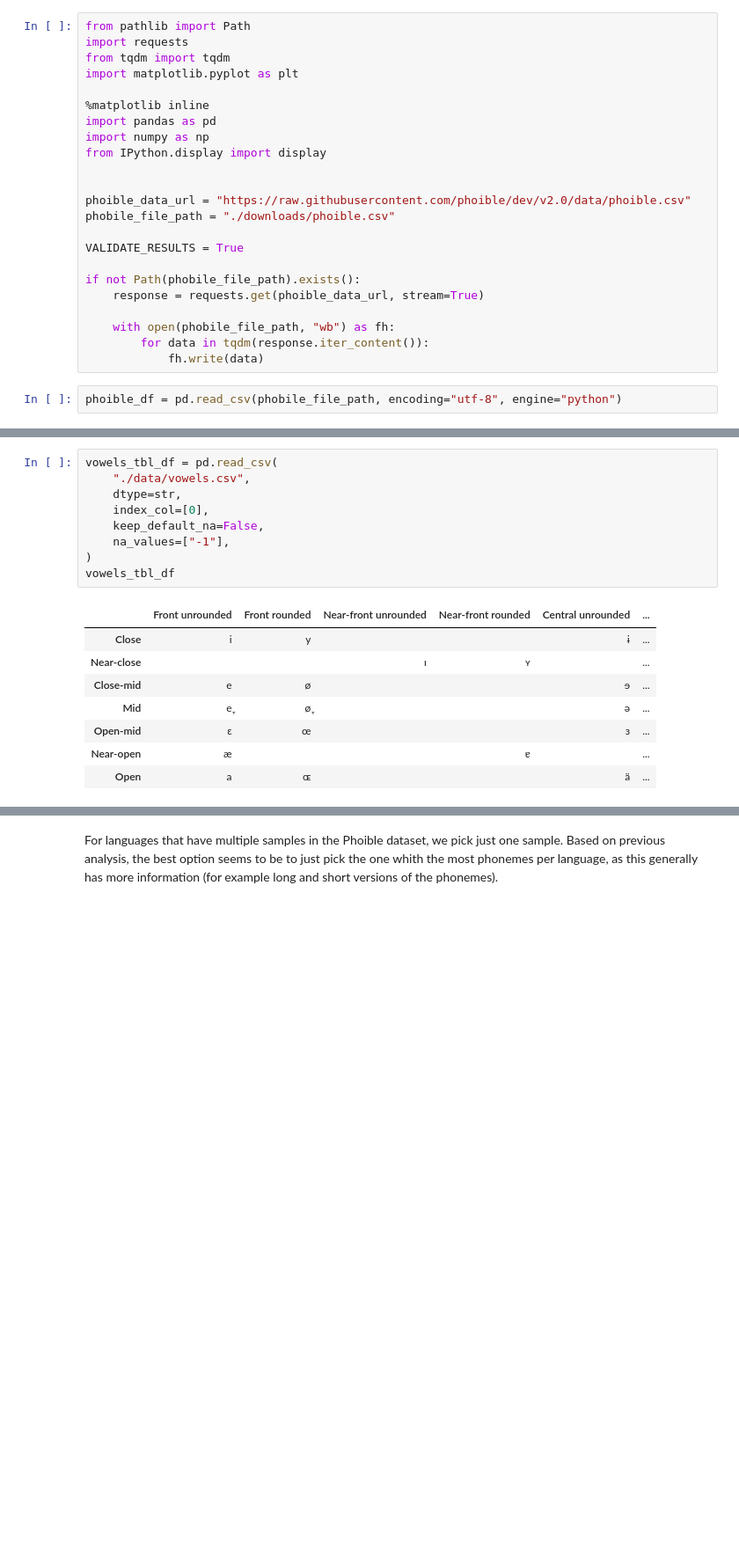
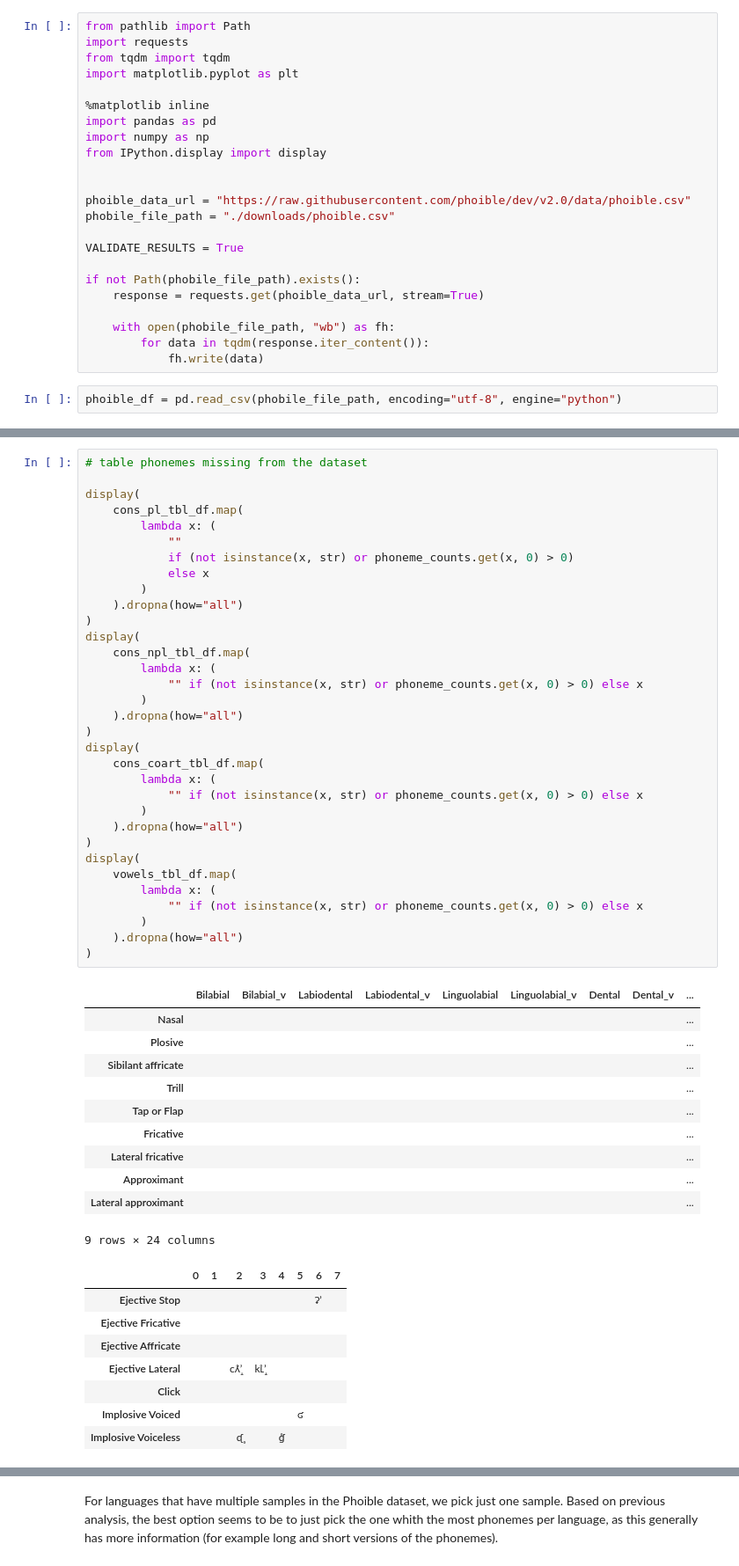
Before and after one commit to Pappa/conlanger, a Jupyter notebook: notebooks/prepare_phoible_data.ipynb, the cells around one changed output, grey strips where cells are left out. Shown at 88% size. Drawn from its saved outputs; the diff is of its cells as text; blank space fills up the shorter version.

```diff
--- a/notebooks/prepare_phoible_data.ipynb
+++ b/notebooks/prepare_phoible_data.ipynb
@@ -106,18 +139,53 @@ cons_coart_tbl_df
-# %%
-vowels_tbl_df = pd.read_csv(
-    "./data/vowels.csv",
-    dtype=str,
-    index_col=[0],
-    keep_default_na=False,
-    na_values=["-1"],
-)
-vowels_tbl_df
-# %% [output]
-|  | Front unrounded | Front rounded | Near-front unrounded | Near-front rounded | Central unrounded | ... |
-| Close | i | y |  |  | ɨ | ... |
-| Near-close |  |  | ɪ | ʏ |  | ... |
-| Close-mid | e | ø |  |  | ɘ | ... |
-| Mid | e̞ | ø̞ |  |  | ə | ... |
-| Open-mid | ɛ | œ |  |  | ɜ | ... |
-| Near-open | æ |  |  | ɐ |  | ... |
-| Open | a | ɶ |  |  | ä | ... |
+# %%
+# table phonemes missing from the dataset
+
+display(
+    cons_pl_tbl_df.map(
+        lambda x: (
+            ""
+            if (not isinstance(x, str) or phoneme_counts.get(x, 0) > 0)
+            else x
+        )
+    ).dropna(how="all")
+)
+display(
+    cons_npl_tbl_df.map(
+        lambda x: (
+            "" if (not isinstance(x, str) or phoneme_counts.get(x, 0) > 0) else x
+        )
+    ).dropna(how="all")
+)
+display(
+    cons_coart_tbl_df.map(
+        lambda x: (
+            "" if (not isinstance(x, str) or phoneme_counts.get(x, 0) > 0) else x
+        )
+    ).dropna(how="all")
+)
+display(
+    vowels_tbl_df.map(
+        lambda x: (
+            "" if (not isinstance(x, str) or phoneme_counts.get(x, 0) > 0) else x
+        )
+    ).dropna(how="all")
+)
+# %% [output]
+|  | Bilabial | Bilabial_v | Labiodental | Labiodental_v | Linguolabial | Linguolabial_v | Dental | Dental_v | ... |
+| Nasal |  |  |  |  |  |  |  |  | ... |
+| Plosive |  |  |  |  |  |  |  |  | ... |
+| Sibilant affricate |  |  |  |  |  |  |  |  | ... |
+| Trill |  |  |  |  |  |  |  |  | ... |
+| Tap or Flap |  |  |  |  |  |  |  |  | ... |
+| Fricative |  |  |  |  |  |  |  |  | ... |
+| Lateral fricative |  |  |  |  |  |  |  |  | ... |
+| Approximant |  |  |  |  |  |  |  |  | ... |
+| Lateral approximant |  |  |  |  |  |  |  |  | ... |
+9 rows × 24 columns
+|  | 0 | 1 | 2 | 3 | 4 | 5 | 6 | 7 |
+| Ejective Stop |  |  |  |  |  |  | ʡʼ |  |
+| Ejective Fricative |  |  |  |  |  |  |  |  |
+| Ejective Affricate |  |  |  |  |  |  |  |  |
+| Ejective Lateral |  |  | cʎ̝̊ʼ | kʟ̝̊ʼ |  |  |  |  |
+| Click |  |  |  |  |  |  |  |  |
+| Implosive Voiced |  |  |  |  |  | ʛ |  |  |
+| Implosive Voiceless |  |  | ᶑ̥ |  | ɠ̊ |  |  |  |
```
Also changed, not shown: parts of 12 cells of this notebook, 2 other files.
